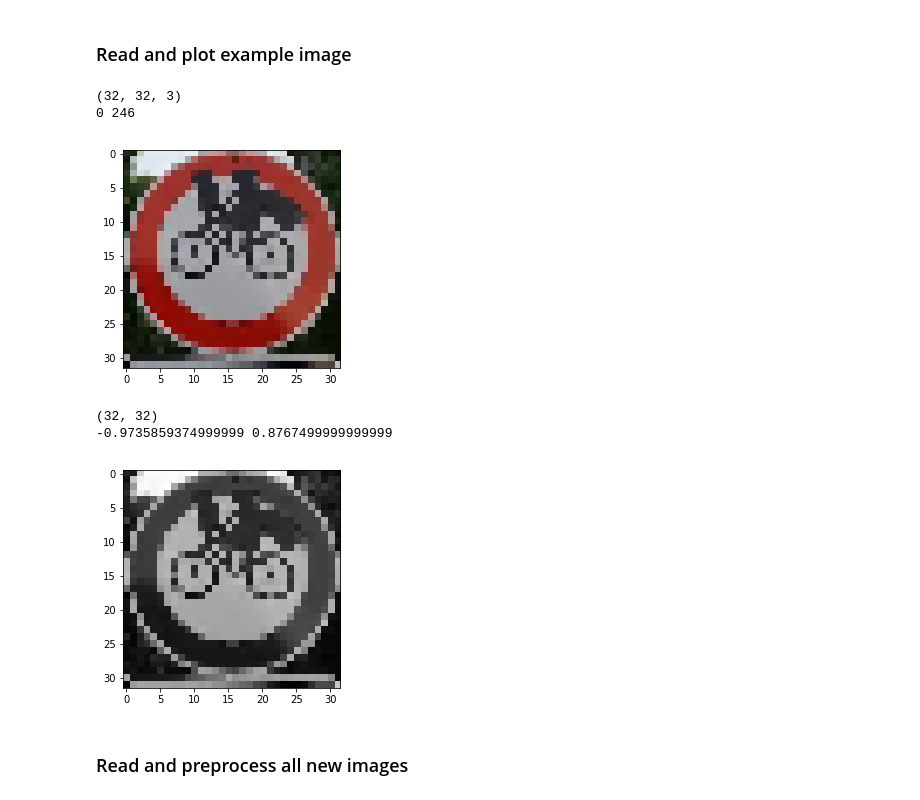
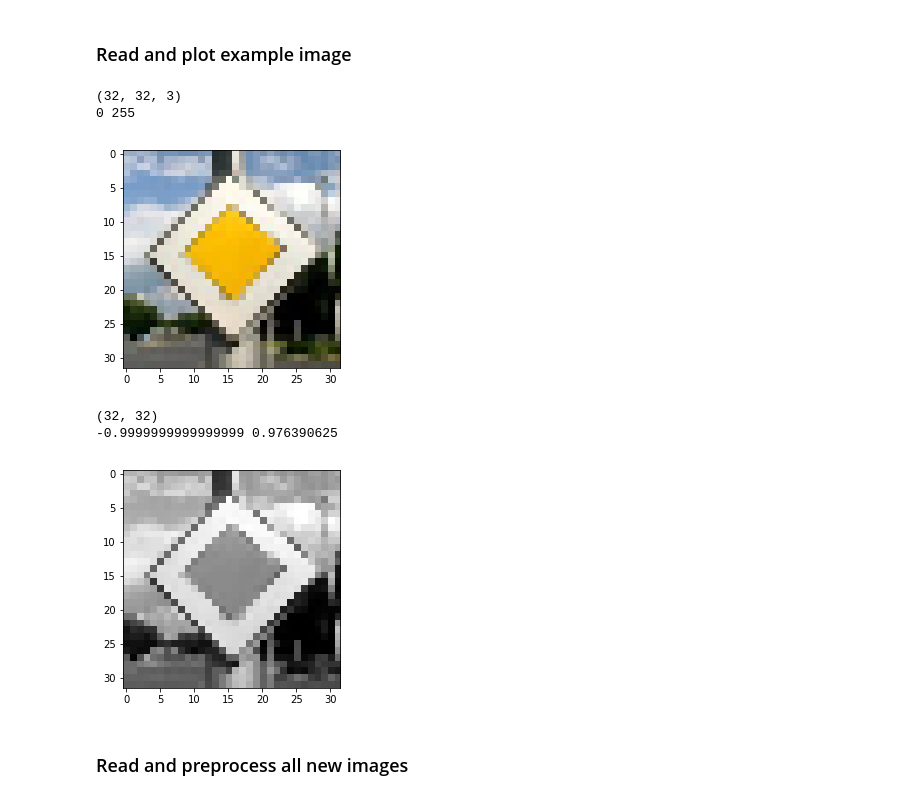
Before and after one commit to fstahl1/traffic-sign-classifier, a Jupyter notebook: Traffic_Sign_Classifier.ipynb, the cells around one changed output. Drawn from its saved outputs; the diff is of its cells as text; code cells hidden in the pictures.

```diff
--- a/Traffic_Sign_Classifier.ipynb
+++ b/Traffic_Sign_Classifier.ipynb
@@ -781,22 +757,22 @@ You may find `signnames.csv` useful as it contains mappings from the class id (i
 # %% [markdown]
 ### Read and plot example image
 # %%
-test = cv2.cvtColor(cv2.imread('./traffic_sign_images/vz1.jpeg'),cv2.COLOR_BGR2RGB)
+test = cv2.cvtColor(cv2.imread('./traffic_sign_images/vz02.jpeg'),cv2.COLOR_BGR2RGB)
 test = cv2.resize(test, (32,32))
 print(test.shape)
 print(np.min(test), np.max(test))
 plt.imshow(test); plt.show()
 test_pre = preprocess(test,'bgr')
 print(test_pre.shape)
 print(np.min(test_pre), np.max(test_pre))
 plt.imshow(test_pre,cmap='gray');
 # %% [output]
 (32, 32, 3)
-0 246
+0 255
-[figure, old version]
+[figure, new version]
 (32, 32)
--0.9735859374999999 0.8767499999999999
+-0.9999999999999999 0.976390625
-[figure, old version]
+[figure, new version]
 # %% [markdown]
 ### Read and preprocess all new images
 # %%
```
Also changed, not shown: parts of 28 cells of this notebook, 9 other files.
